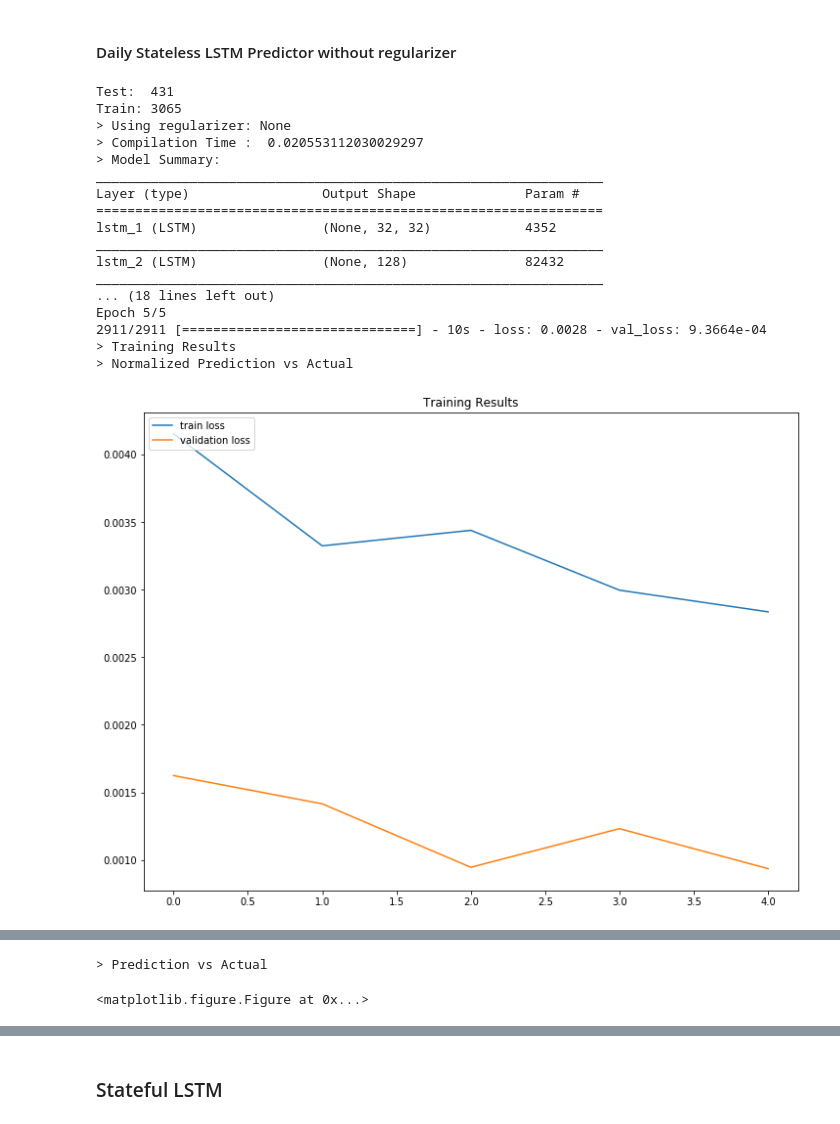
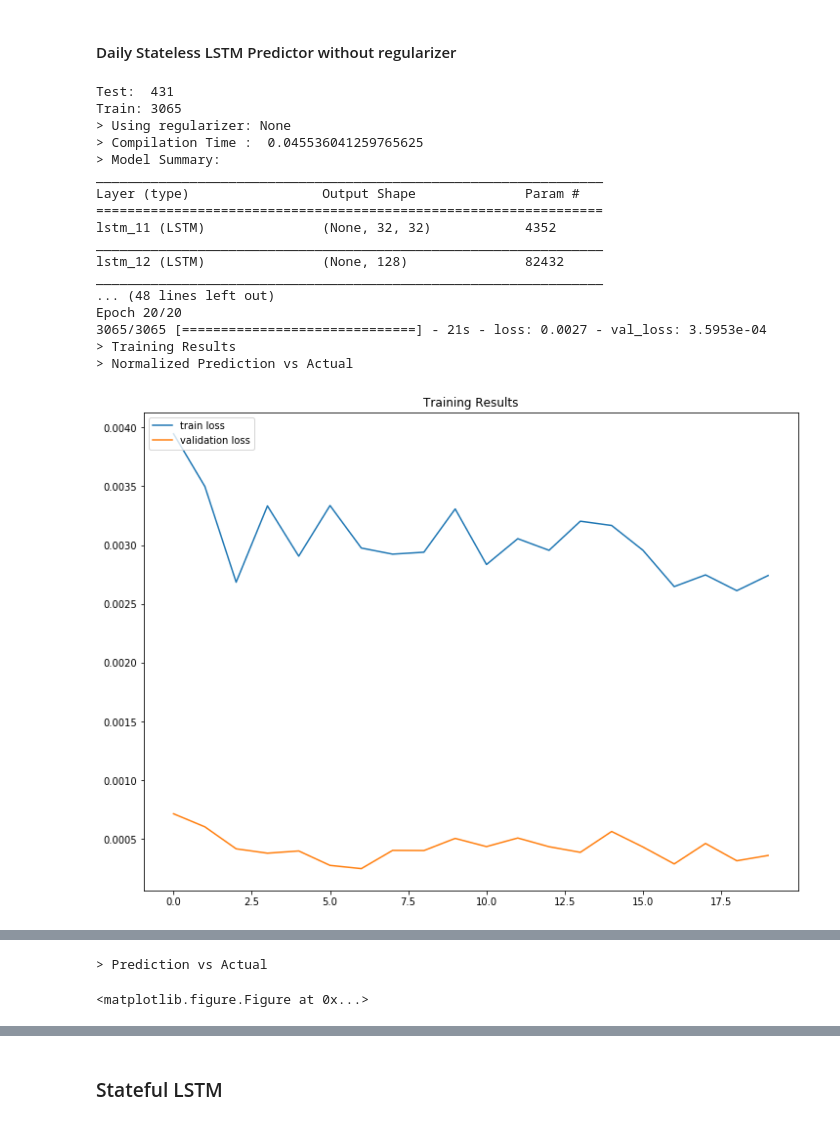
Before and after one commit to chinux23/NeuralNetworkAsTradingStrategy, a Jupyter notebook: Multi-Interval Wavelet Predictor.ipynb, the cells around one changed output, grey strips where cells are left out. Drawn from its saved outputs; the diff is of its cells as text; code cells hidden in the pictures.

```diff
--- a/Multi-Interval Wavelet Predictor.ipynb
+++ b/Multi-Interval Wavelet Predictor.ipynb
@@ -135,9 +135,12 @@ def build_stateful_model(layers, with_regularizer=None, dropout=0.2, batch_size=
     print("> Compilation Time : ", time.time() - start)
     return model
 
-def predict_point_by_point(model, data):
+def predict_point_by_point(model, data, stateful=False):
     #Predict each timestep given the last sequence of true data, in effect only predicting 1 step ahead each time
-    predicted = model.predict(data)
+    if stateful:
+        predicted = model.predict(data, batch_size=1)
+    else:
+        predicted = model.predict(data)
     predicted = np.reshape(predicted, (predicted.size,))
     return predicted
 
@@ -320,7 +323,8 @@ def WaveletPredictor(time_interval="1D",
                 y_train,
                 batch_size=batch_size,
                 nb_epoch=epochs,
-                validation_split=0.05)
+                validation_data=(X_test, y_test)
+            )
 
     predicted = predict_point_by_point(model, X_test)
 
@@ -366,29 +370,32 @@ def WaveletPredictor(time_interval="1D",
     ax.legend(["actual", "predicted"], loc='upper left')
     ax.annotate('Accuracy: {}'.format(acc), xy=(0.30, 0.95), xycoords='axes fraction')
 
+    # test_loss = model.evaluate(X_test, y_test)
+    # print("> Loss for test set is {}".format(test_loss))
+
     plt.show()
     return [model, history, y_test, predicted]
 # %% [markdown]
 #### Daily Stateless LSTM Predictor without regularizer
 # %%
 look_back = 32
-model, history, actual, predicted = WaveletPredictor(epochs=5, network_structure=[1, look_back, 128, 1], look_back=look_back)
+model, history, actual, predicted = WaveletPredictor(epochs=20, network_structure=[1, look_back, 128, 1], look_back=look_back)
 # %% [output]
 Test:  431
 Train: 3065
 > Using regularizer: None
-> Compilation Time :  0.020553112030029297
+> Compilation Time :  0.045536041259765625
 > Model Summary:
 _________________________________________________________________
 Layer (type)                 Output Shape              Param #
 =================================================================
-lstm_1 (LSTM)                (None, 32, 32)            4352
+lstm_11 (LSTM)               (None, 32, 32)            4352
 _________________________________________________________________
-lstm_2 (LSTM)                (None, 128)               82432
+lstm_12 (LSTM)               (None, 128)               82432
 _________________________________________________________________
-... (18 lines left out)
-Epoch 5/5
-2911/2911 [==============================] - 10s - loss: 0.0028 - val_loss: 9.3664e-04
+... (48 lines left out)
+Epoch 20/20
+3065/3065 [==============================] - 21s - loss: 0.0027 - val_loss: 3.5953e-04
 > Training Results
 > Normalized Prediction vs Actual
-[figure, old version]
+[figure, new version]
```
Also changed, not shown: parts of 3 cells of this notebook, 10 other files.
